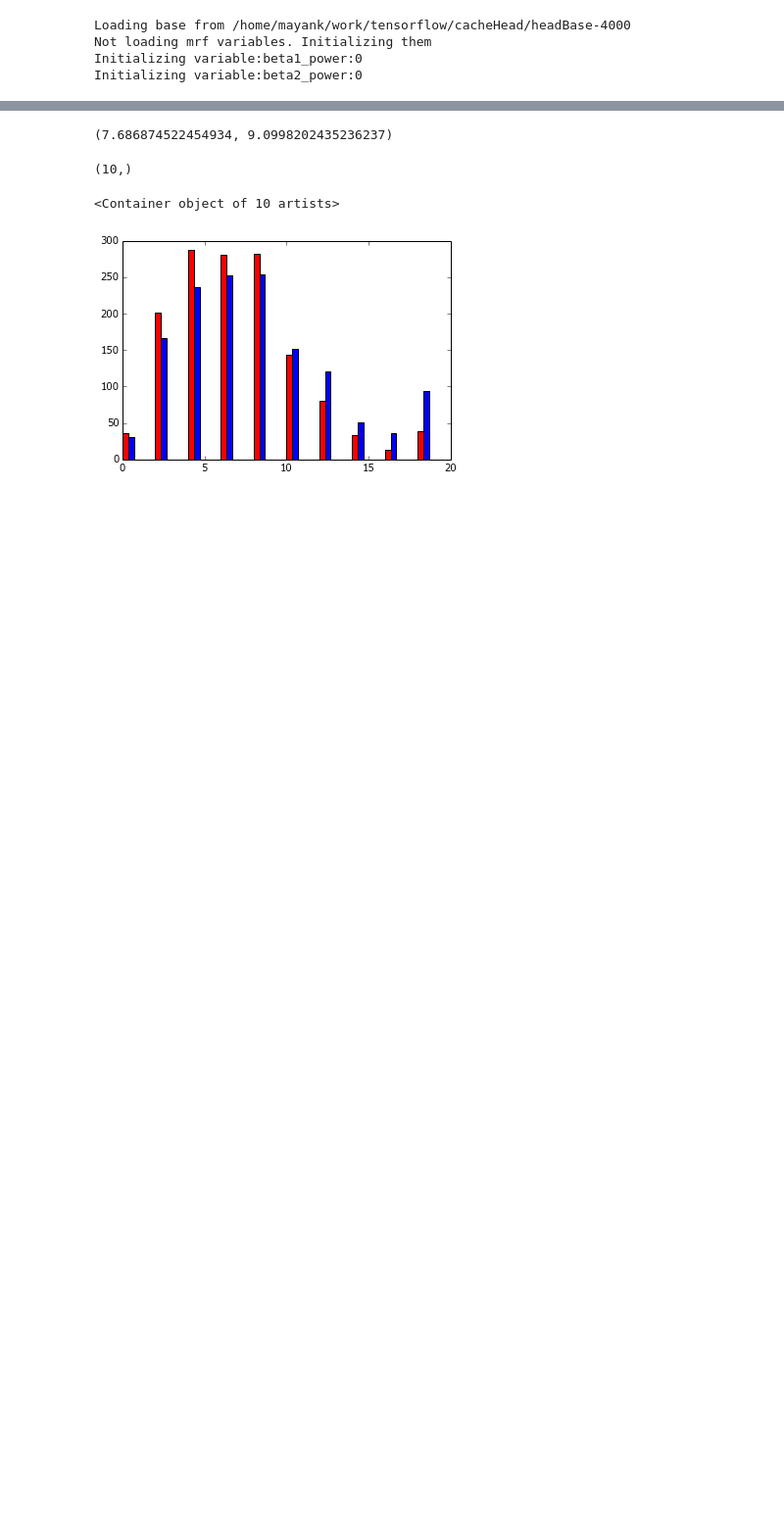
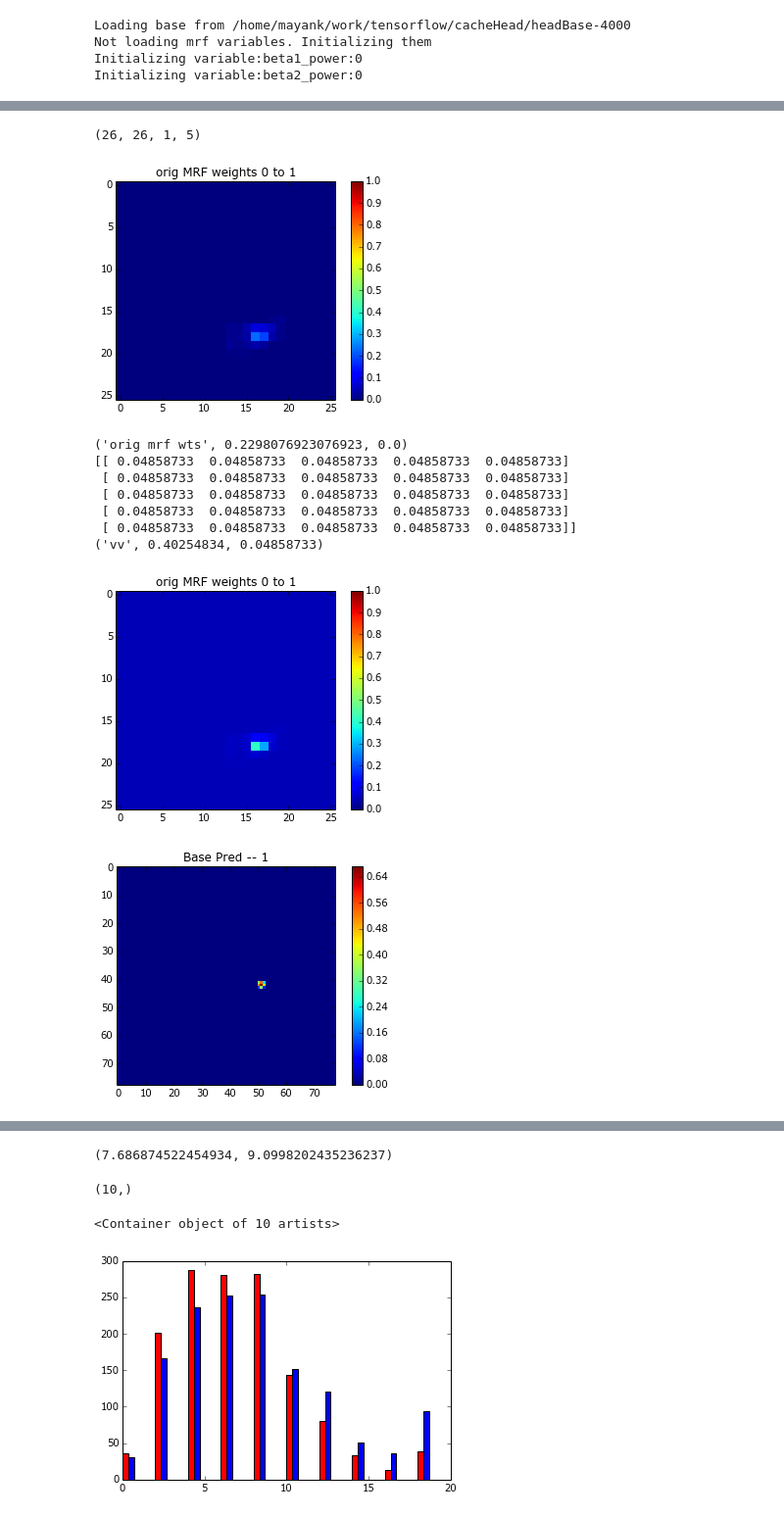
Before and after one commit to mkabra/poseTF, a Jupyter notebook: cellCodeHead.ipynb, the cells around one changed output, grey strips where cells are left out. Shown at 98% size. Saved outputs shown, nothing was run; the diff lists cells and outputs as text; code cells hidden in the pictures; blank space fills up the shorter version.

Commit message:
Changed parameters for mrf weights

```diff
--- a/cellCodeHead.ipynb
+++ b/cellCodeHead.ipynb
@@ -1326,3 +1329,79 @@ Initializing variable:mrf/mrf_4/weights/Adam:0
 Initializing variable:mrf/mrf_4/weights/Adam_1:0
 Initializing variable:mrf/mrf_4/biases/Adam:0
 Initializing variable:mrf/mrf_4/biases/Adam_1:0
+# %%
+import scipy
+import PoseTools
+gg = PoseTools.initMRFweights(conf)
+val_loss = self.computeLoss(sess,[self.cost,basecost])
+Apreds = sess.run([self.basePred,self.mrfPred]+mrfconv+mrfw,feed_dict = self.feed_dict)
+print(Apreds[7].shape)
+ll1 = tf.maximum(self.basePred[0:1,:,:,0:1],0.0001)
+plt.imshow(gg[:,:,0,2],interpolation='nearest',vmin=0,vmax=1)
+plt.colorbar()
+plt.title('orig MRF weights 0 to 1')
+plt.show()
+print('orig mrf wts',gg[:,:,0,2].max(),gg[:,:,0,2].min())
+oo = tf.nn.conv2d(ll1,ww1,strides=[1,1,1,1],padding='SAME')
+ggg1 = tf.convert_to_tensor(gg[:,:,0:1,2:3],dtype=tf.float32)
+ggg = tf.nn.softplus(10*ggg1-3)
+vv = ggg.eval(feed_dict=self.feed_dict)
+print(vv[0:5,0:5,0,0])
+print('vv',vv.max(),vv.min())
+plt.imshow(vv[:,:,0,0],interpolation='nearest',vmin=0,vmax=1)
+plt.colorbar()
+plt.title('orig MRF weights 0 to 1')
+plt.show()
+vv1 = ll1.eval(feed_dict=self.feed_dict)
+plt.imshow(vv1[0,:,:,0],interpolation='nearest')
+plt.colorbar()
+plt.title('Base Pred -- 1')
+plt.show()
+oo2 = tf.nn.conv2d(ll1,ggg,strides=[1,1,1,1],padding='SAME')
+ss = oo.eval(feed_dict = self.feed_dict)
+plt.imshow(ss[0,:,:,0],interpolation='nearest',vmin=0,vmax=1)
+plt.colorbar()
+plt.title('TF current')
+plt.show()
+ss = oo2.eval(feed_dict = self.feed_dict)
+plt.imshow(ss[0,:,:,0],interpolation='nearest',vmin=0,vmax=1)
+plt.colorbar()
+plt.title('TF orig')
+plt.show()
+ll = np.maximum(Apreds[0][0,:,:,2],0.0001)
+kk = scipy.signal.convolve2d(vv1[0,:,:,0],vv[:,:,0,0],mode='same')
+plt.imshow(kk,interpolation='nearest',vmin=0,vmax=1)
+plt.colorbar()
+plt.title('Numpy orig')
+plt.show()
+
+
+labelims = self.feed_dict[self.ph['y']]
+plt.imshow(labelims[0,:,:,2],interpolation='nearest',vmin=0,vmax=1)
+plt.show()
+plt.imshow(labelims[0,:,:,0],interpolation='nearest',vmin=0,vmax=1)
+plt.show()
+# print(labelims.shape)
+plt.imshow(np.maximum(Apreds[0][0,:,:,2],0.0001),interpolation='nearest',vmin=0,vmax=1)
+plt.colorbar()
+plt.show()
+plt.imshow(gg[:,:,0,2],interpolation='nearest',vmin=0,vmax=1)
+plt.colorbar()
+plt.show()
+plt.imshow(Apreds[7][:,:,0,2],interpolation='nearest',vmin=0,vmax=1)
+plt.colorbar()
+plt.show()
+# plt.imshow(labelims[0,:,:,0])
+# plt.show()
+# %% [output]
+(26, 26, 1, 5)
+[figure, added]
+('orig mrf wts', 0.2298076923076923, 0.0)
+[[ 0.04858733  0.04858733  0.04858733  0.04858733  0.04858733]
+ [ 0.04858733  0.04858733  0.04858733  0.04858733  0.04858733]
+ [ 0.04858733  0.04858733  0.04858733  0.04858733  0.04858733]
+ [ 0.04858733  0.04858733  0.04858733  0.04858733  0.04858733]
+ [ 0.04858733  0.04858733  0.04858733  0.04858733  0.04858733]]
+('vv', 0.40254834, 0.04858733)
+[figure, added]
+[figure, added]
```
Also changed, not shown: parts of 6 cells of this notebook, 4 other files.
